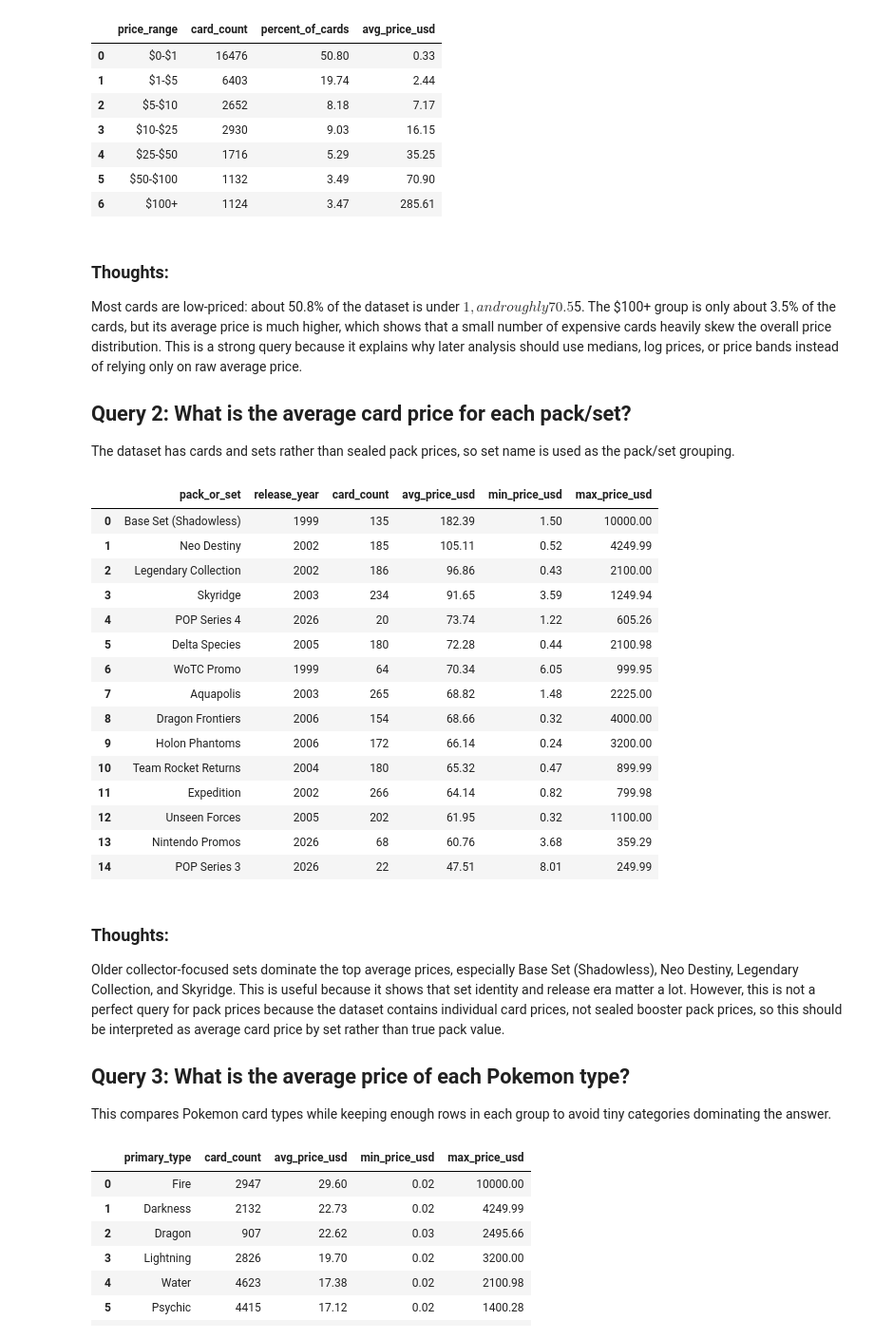
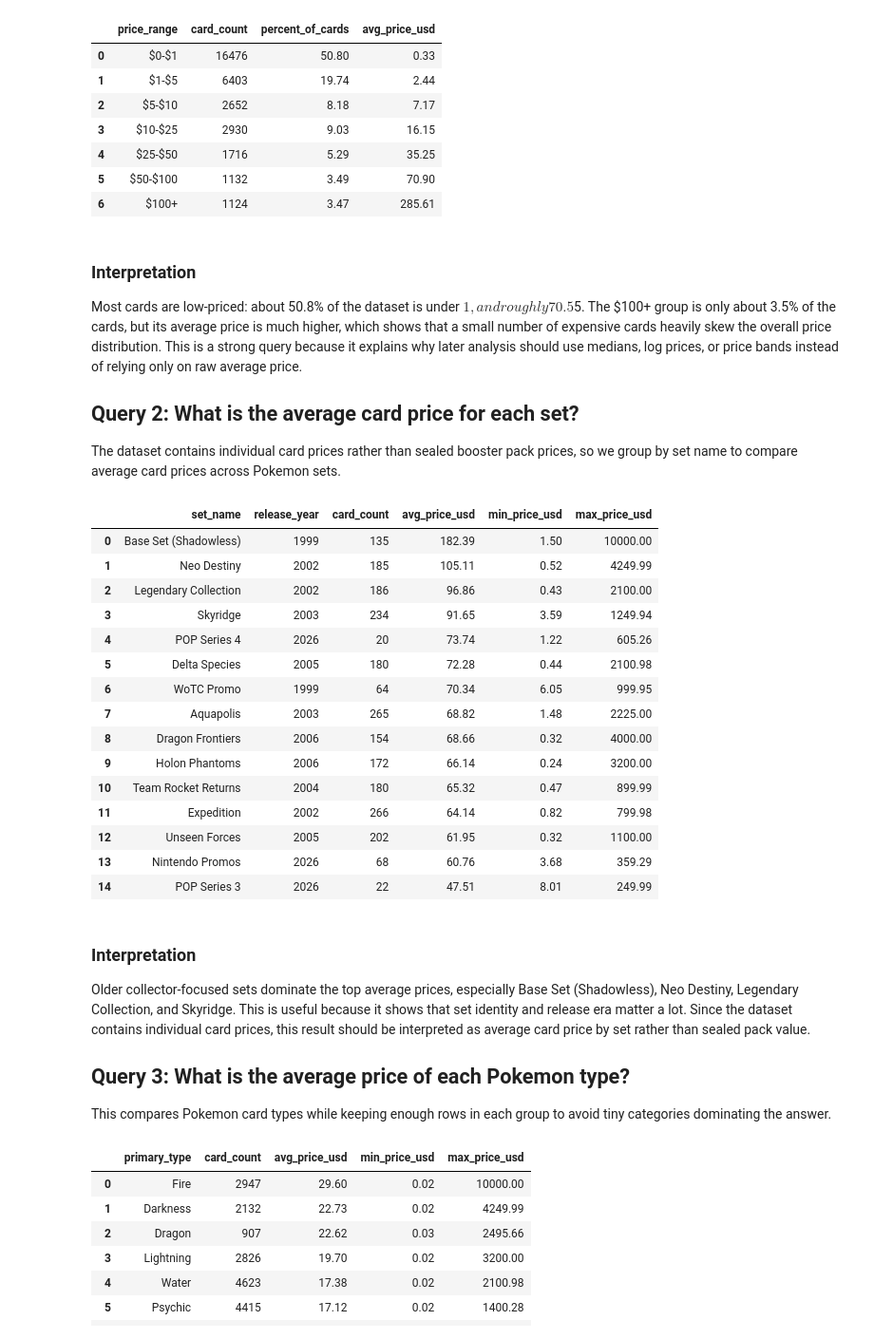
Before and after one commit to wekantakabotdis/CS210-Project, a Jupyter notebook: main.ipynb, the cells around one changed output. Shown at 95% size. Drawn from its saved outputs; the diff is of its cells as text; code cells hidden in the pictures.

```diff
--- a/main.ipynb
+++ b/main.ipynb
@@ -208,31 +210,31 @@ sql_query(price_range_query)
 | 5 | $50-$100 | 1132 | 3.49 | 70.90 |
 | 6 | $100+ | 1124 | 3.47 | 285.61 |
 # %% [markdown]
-### Thoughts:
+### Interpretation
 
 Most cards are low-priced: about 50.8% of the dataset is under $1, and roughly 70.5% is under $5. The $100+ group is only about 3.5% of the cards, but its average price is much higher, which shows that a small number of expensive cards heavily skew the overall price distribution. This is a strong query because it explains why later analysis should use medians, log prices, or price bands instead of relying only on raw average price.
 
-## Query 2: What is the average card price for each pack/set?
+## Query 2: What is the average card price for each set?
 
-The dataset has cards and sets rather than sealed pack prices, so set name is used as the pack/set grouping.
+The dataset contains individual card prices rather than sealed booster pack prices, so we group by set name to compare average card prices across Pokemon sets.
 # %%
-avg_pack_price_query = """
+set_price_query = """
 SELECT
-    set_name AS pack_or_set,
+    set_name,
     release_year,
     COUNT(*) AS card_count,
     ROUND(AVG(market_price_usd), 2) AS avg_price_usd,
     ROUND(MIN(market_price_usd), 2) AS min_price_usd,
     ROUND(MAX(market_price_usd), 2) AS max_price_usd
 FROM pokemon_cards
 GROUP BY set_name, release_year
 HAVING COUNT(*) >= 20
 ORDER BY avg_price_usd DESC
 LIMIT 15;
 """
-sql_query(avg_pack_price_query)
+sql_query(set_price_query)
 # %% [output]
-|  | pack_or_set | release_year | card_count | avg_price_usd | min_price_usd | max_price_usd |
+|  | set_name | release_year | card_count | avg_price_usd | min_price_usd | max_price_usd |
 | 0 | Base Set (Shadowless) | 1999 | 135 | 182.39 | 1.50 | 10000.00 |
 | 1 | Neo Destiny | 2002 | 185 | 105.11 | 0.52 | 4249.99 |
 | 2 | Legendary Collection | 2002 | 186 | 96.86 | 0.43 | 2100.00 |
@@ -249,9 +251,9 @@ sql_query(avg_pack_price_query)
 | 13 | Nintendo Promos | 2026 | 68 | 60.76 | 3.68 | 359.29 |
 | 14 | POP Series 3 | 2026 | 22 | 47.51 | 8.01 | 249.99 |
 # %% [markdown]
-### Thoughts:
+### Interpretation
 
-Older collector-focused sets dominate the top average prices, especially Base Set (Shadowless), Neo Destiny, Legendary Collection, and Skyridge. This is useful because it shows that set identity and release era matter a lot. However, this is not a perfect query for pack prices because the dataset contains individual card prices, not sealed booster pack prices, so this should be interpreted as average card price by set rather than true pack value.
+Older collector-focused sets dominate the top average prices, especially Base Set (Shadowless), Neo Destiny, Legendary Collection, and Skyridge. This is useful because it shows that set identity and release era matter a lot. Since the dataset contains individual card prices, this result should be interpreted as average card price by set rather than sealed pack value.
 
 ## Query 3: What is the average price of each Pokemon type?
 
```
Also changed, not shown: parts of 14 cells of this notebook, 1 other file.
